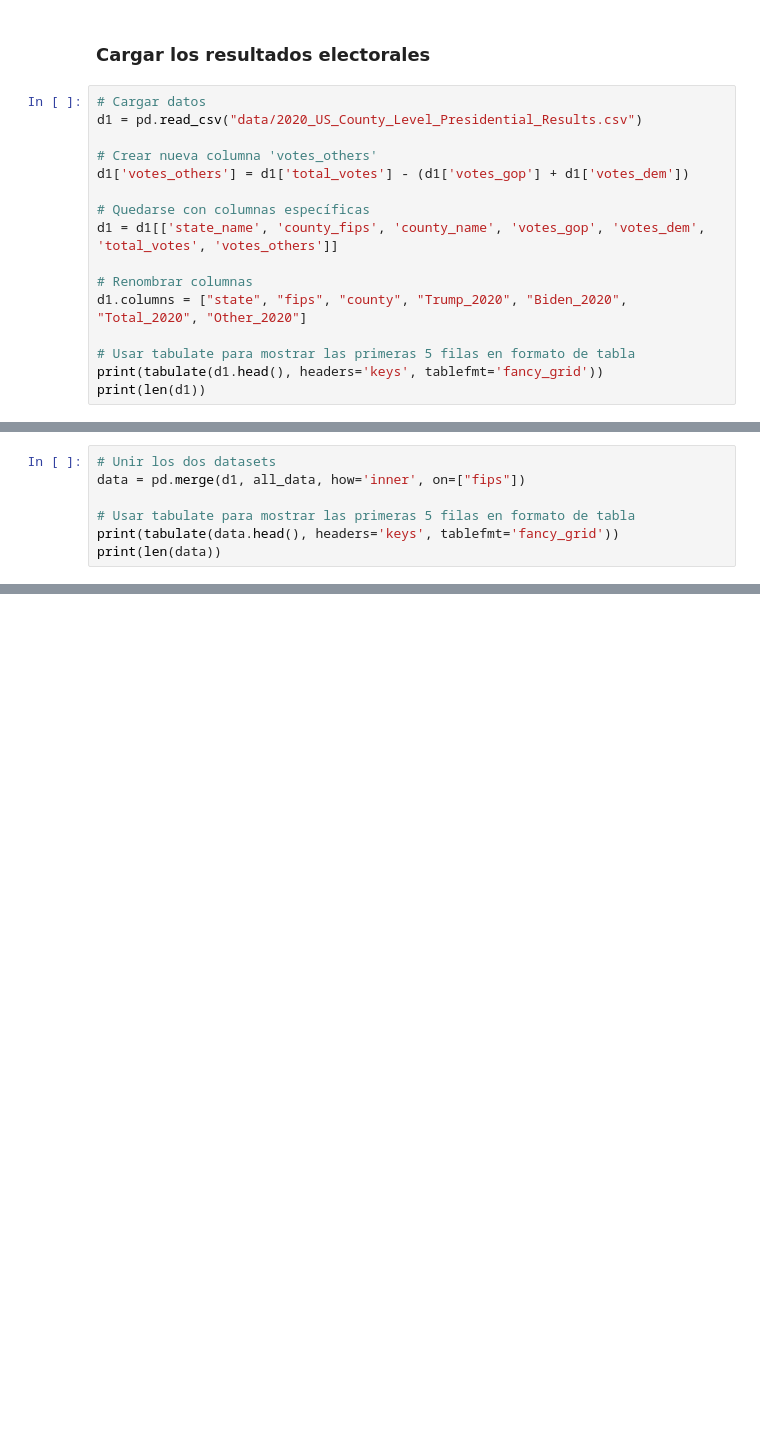
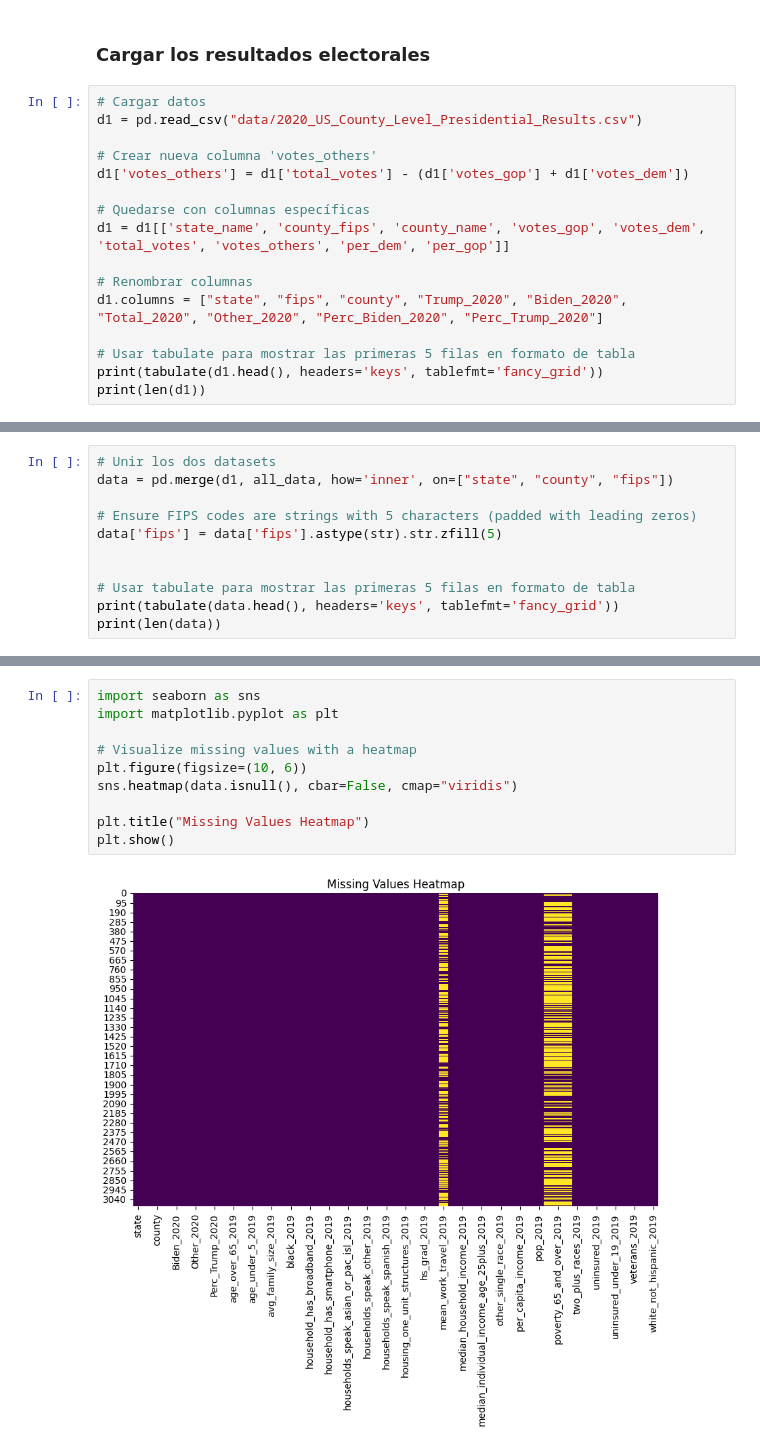
Before and after one commit to jorgegarcelan/elections_usa_2020, a Jupyter notebook: elections.ipynb, the cells around one changed output, grey strips where cells are left out. Saved outputs shown, nothing was run; the diff lists cells and outputs as text; blank space fills up the shorter version.

```diff
--- a/elections.ipynb
+++ b/elections.ipynb
@@ -45,10 +45,10 @@ d1 = pd.read_csv("data/2020_US_County_Level_Presidential_Results.csv")
 d1['votes_others'] = d1['total_votes'] - (d1['votes_gop'] + d1['votes_dem'])
 
 # Quedarse con columnas específicas
-d1 = d1[['state_name', 'county_fips', 'county_name', 'votes_gop', 'votes_dem', 'total_votes', 'votes_others']]
+d1 = d1[['state_name', 'county_fips', 'county_name', 'votes_gop', 'votes_dem', 'total_votes', 'votes_others', 'per_dem', 'per_gop']]
 
 # Renombrar columnas
-d1.columns = ["state", "fips", "county", "Trump_2020", "Biden_2020", "Total_2020", "Other_2020"]
+d1.columns = ["state", "fips", "county", "Trump_2020", "Biden_2020", "Total_2020", "Other_2020", "Perc_Biden_2020", "Perc_Trump_2020"]
 
 # Usar tabulate para mostrar las primeras 5 filas en formato de tabla
 print(tabulate(d1.head(), headers='keys', tablefmt='fancy_grid'))
@@ -73,6 +73,10 @@ print(len(d1))
 # %%
 # Unir los dos datasets
-data = pd.merge(d1, all_data, how='inner', on=["fips"])
+data = pd.merge(d1, all_data, how='inner', on=["state", "county", "fips"])
+
+# Ensure FIPS codes are strings with 5 characters (padded with leading zeros)
+data['fips'] = data['fips'].astype(str).str.zfill(5)
+
 
 # Usar tabulate para mostrar las primeras 5 filas en formato de tabla
 print(tabulate(data.head(), headers='keys', tablefmt='fancy_grid'))
@@ -94,0 +103,12 @@ print(len(data))
+# %%
+import seaborn as sns
+import matplotlib.pyplot as plt
+
+# Visualize missing values with a heatmap
+plt.figure(figsize=(10, 6))
+sns.heatmap(data.isnull(), cbar=False, cmap="viridis")
+
+plt.title("Missing Values Heatmap")
+plt.show()
+# %% [output]
+[figure, added]
```
Also changed, not shown: parts of 35 cells of this notebook, 1 other file.
